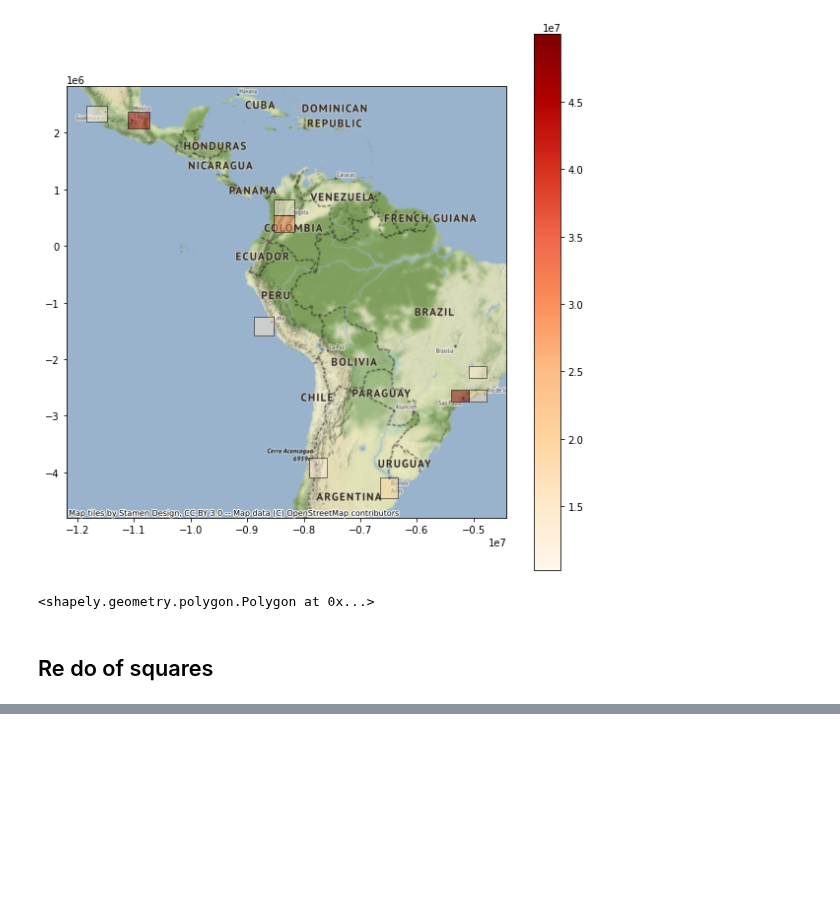
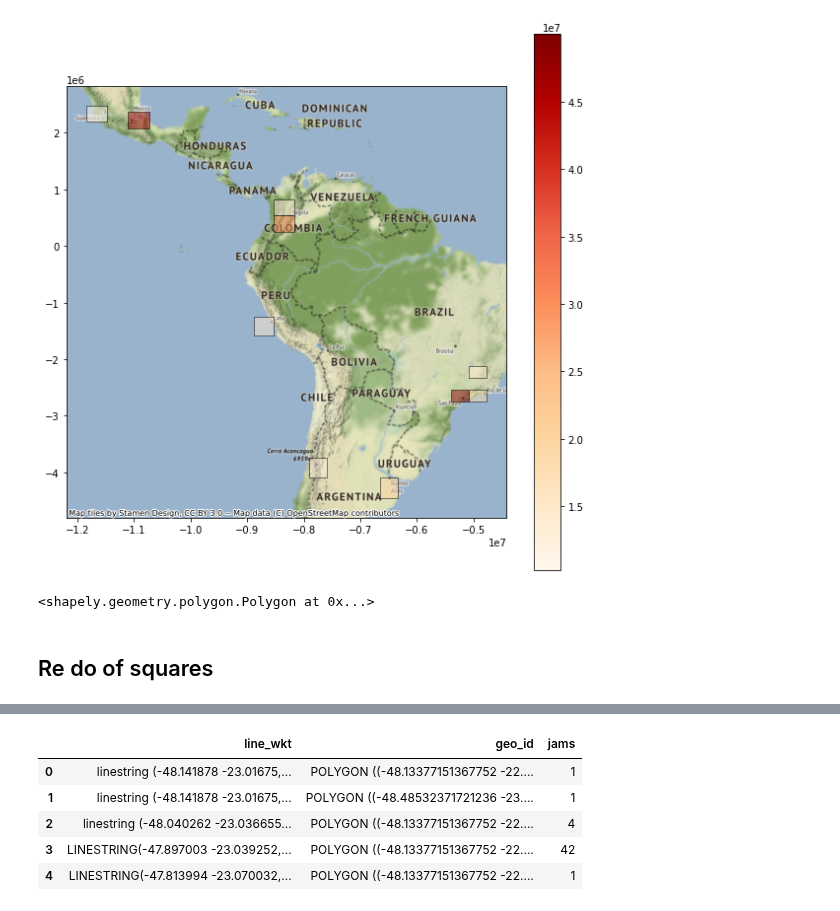
Before and after one commit to EL-BID/IDB-IDB-Invest-Coronavirus-Impact-Dashboard, a Jupyter notebook: notebooks/katana_bounds.ipynb, the cells around one changed output, grey strips where cells are left out. Saved outputs shown, nothing was run; the diff lists cells and outputs as text; code cells hidden in the pictures; blank space fills up the shorter version.

```diff
--- a/notebooks/katana_bounds.ipynb
+++ b/notebooks/katana_bounds.ipynb
@@ -530,0 +619,16 @@ geometry
+# %%
+def _distribution_map(df):
+    tab = _distribution_tab(df)
+    tab = gpd.GeoDataFrame(tab, geometry='geometry')
+    tab['geometry'] = gpd.GeoSeries.from_wkt(tab['geo_id'])
+    tab.crs = "EPSG:4326"
+    tab = tab.to_crs(epsg=3857)
+    ax = tab.plot(figsize=(10, 10), alpha=0.5, edgecolor='k',legend=True, cmap='OrRd')
+    ctx.add_basemap(ax)
+# %% [output]
+|  | line_wkt | geo_id | jams |
+| 0 | linestring (-48.141878 -23.01675,... | POLYGON ((-48.13377151367752 -22.... | 1 |
+| 1 | linestring (-48.141878 -23.01675,... | POLYGON ((-48.48532371721236 -23.... | 1 |
+| 2 | linestring (-48.040262 -23.036655... | POLYGON ((-48.13377151367752 -22.... | 4 |
+| 3 | LINESTRING(-47.897003 -23.039252,... | POLYGON ((-48.13377151367752 -22.... | 42 |
+| 4 | LINESTRING(-47.813994 -23.070032,... | POLYGON ((-48.13377151367752 -22.... | 1 |
```
Also changed, not shown: parts of 8 cells of this notebook.
